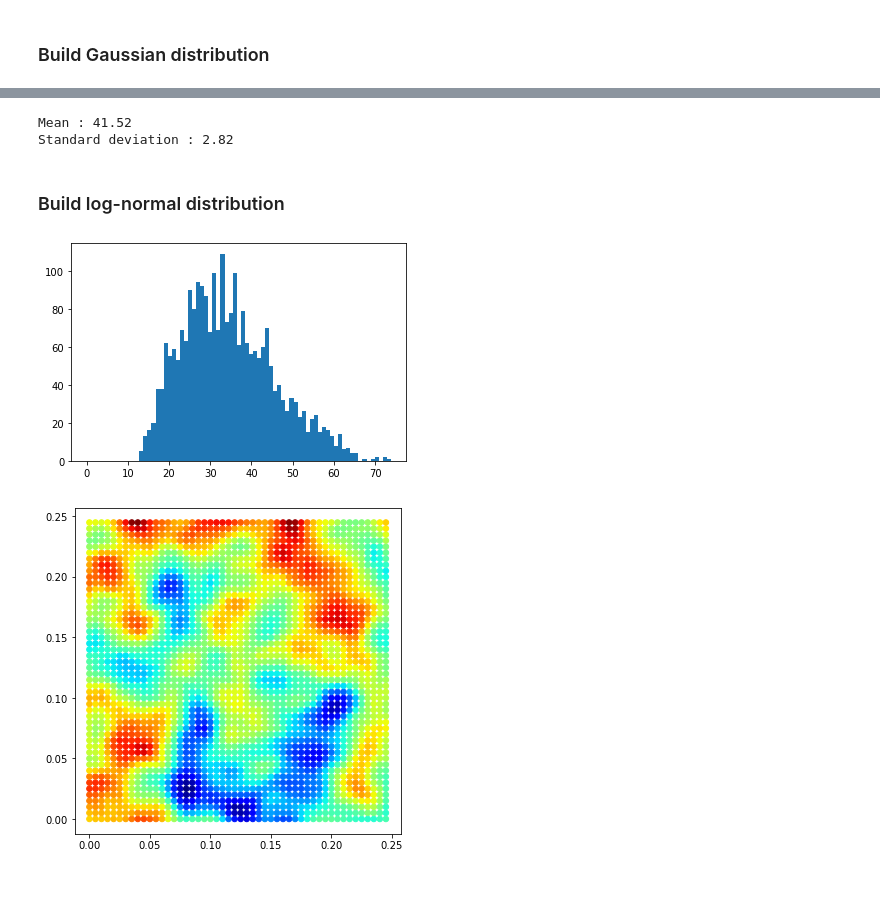
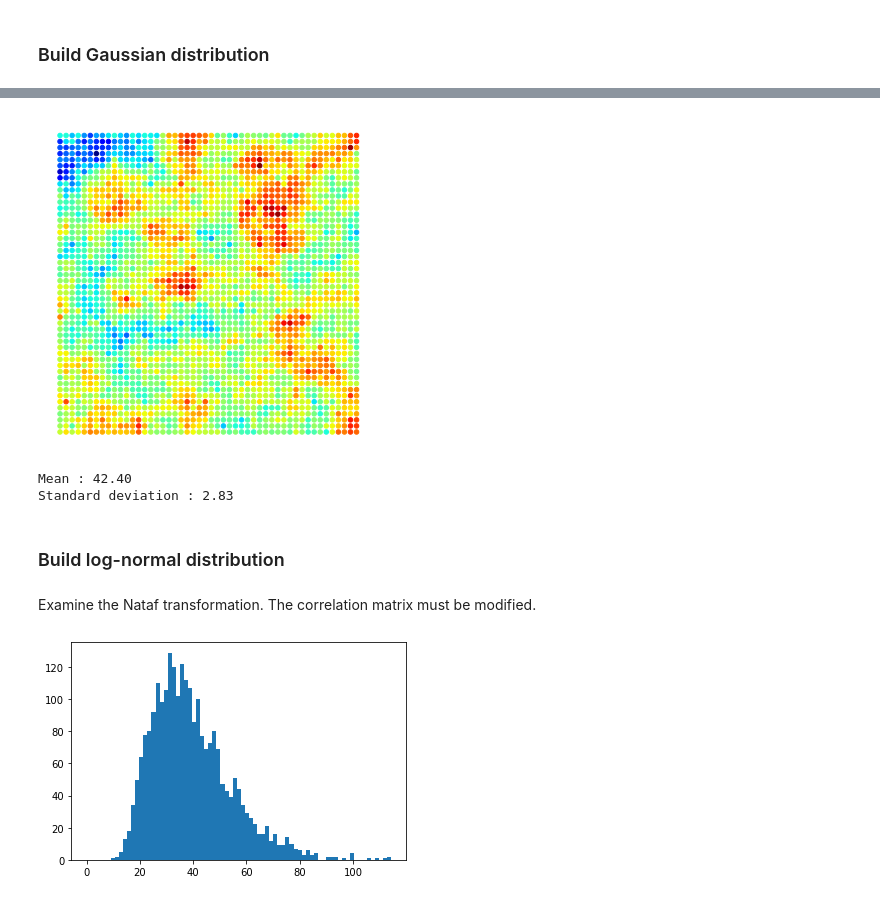
Before and after one commit to mark-hobbs/pyrf, a Jupyter notebook: Random_field_generation.ipynb, the cells around one changed output, grey strips where cells are left out. Cells and saved outputs as stored; diff of their text form; code cells hidden in the pictures.

```diff
--- a/Random_field_generation.ipynb
+++ b/Random_field_generation.ipynb
@@ -36,7 +38,7 @@ std_dev = 5
 # C = gc.build_correlation_matrix(x)
 # gc.visualise(C)
 # %%
-matern = Matern(lc, nu=5/2)
+matern = Matern(lc, nu=1/2)
 C = matern.build_correlation_matrix(x)
 matern.visualise(C)
 # %% [output]
@@ -55,16 +55,20 @@ md.visualise(x, K);
+# %%
+md.visualise(x, K, 20);
+# %% [output]
+[figure, added]
 # %%
 gaussian.print_distribution_properties(K)
 # %% [output]
-Mean : 41.52
-Standard deviation : 2.82
+Mean : 42.40
+Standard deviation : 2.83
 # %% [markdown]
 ### Build log-normal distribution
+# %% [markdown]
+Examine the Nataf transformation. The correlation matrix must be modified.
 # %%
 lognormal = LogNormal(mean_fc, 800)
 md = MD(C, lognormal)
 K = md.build_distribution()
 plt.hist(K, 75, range=(0, np.max(K)));
-md.visualise(x, np.log(K))
 # %% [output]
-[figure, old version]
+[figure, new version]
-[figure, removed]
```
Also changed, not shown: parts of 4 cells of this notebook, 1 other file.
